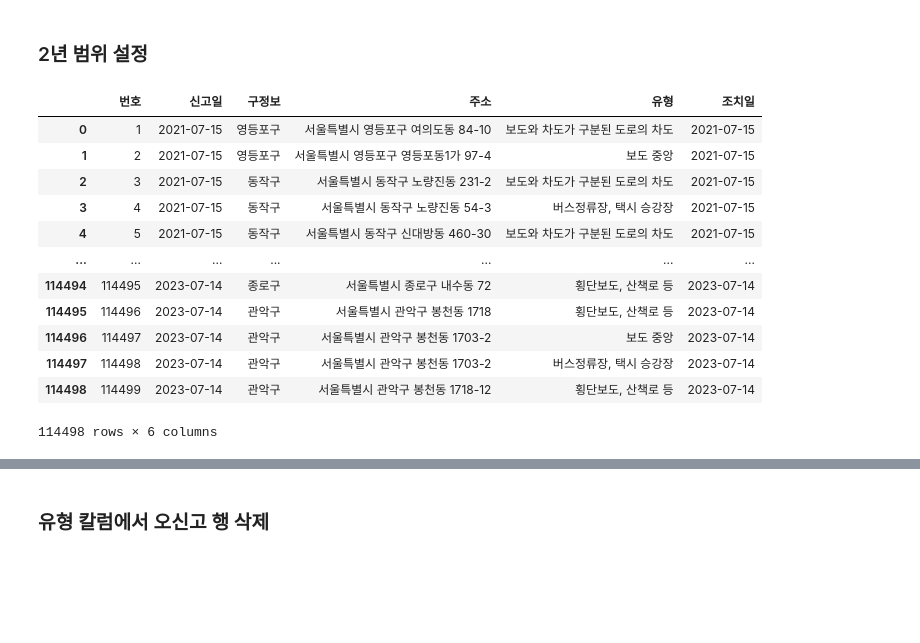
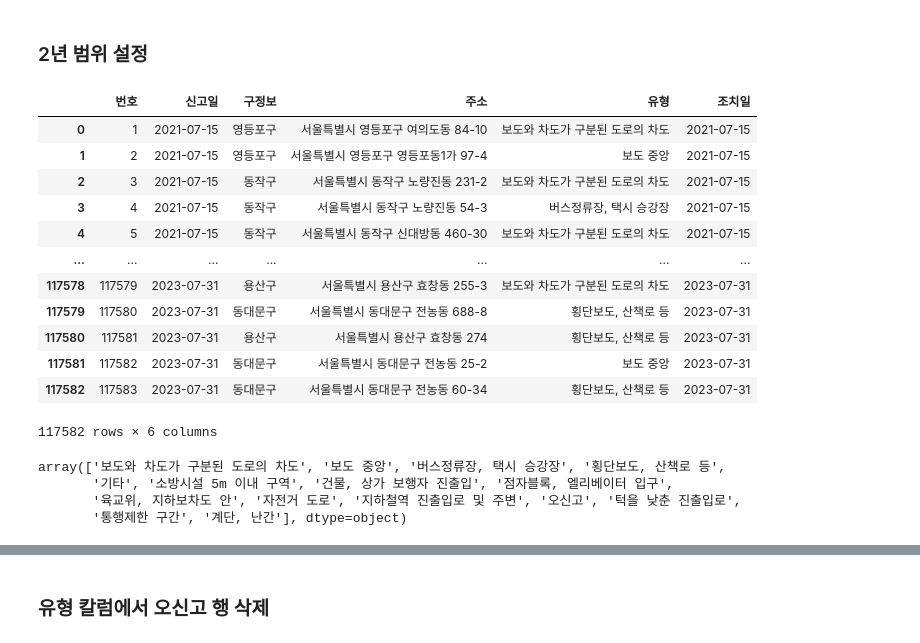
Before and after one commit to dragon11112222/kickboard_towaway_parking_seoul, a Jupyter notebook: 231025eda.ipynb, the cells around one changed output, grey strips where cells are left out. Cells and saved outputs as stored; diff of their text form; code cells hidden in the pictures; blank space fills up the shorter version.

```diff
--- a/231025eda.ipynb
+++ b/231025eda.ipynb
@@ -84,18 +84,25 @@ memory usage: 6.6+ MB
 # %% [markdown]
 ### 2년 범위 설정
 # %%
-df2308[df2308['신고일'] < '2023-07-15']
+df2308[df2308['신고일'] <= '2023-07-31']
 # %% [output]
 |  | 번호 | 신고일 | 구정보 | 주소 | 유형 | 조치일 |
 | 0 | 1 | 2021-07-15 | 영등포구 | 서울특별시 영등포구 여의도동 84-10 | 보도와 차도가 구분된 도로의 차도 | 2021-07-15 |
 | 1 | 2 | 2021-07-15 | 영등포구 | 서울특별시 영등포구 영등포동1가 97-4 | 보도 중앙 | 2021-07-15 |
 | 2 | 3 | 2021-07-15 | 동작구 | 서울특별시 동작구 노량진동 231-2 | 보도와 차도가 구분된 도로의 차도 | 2021-07-15 |
 | 3 | 4 | 2021-07-15 | 동작구 | 서울특별시 동작구 노량진동 54-3 | 버스정류장, 택시 승강장 | 2021-07-15 |
 | 4 | 5 | 2021-07-15 | 동작구 | 서울특별시 동작구 신대방동 460-30 | 보도와 차도가 구분된 도로의 차도 | 2021-07-15 |
 | ... | ... | ... | ... | ... | ... | ... |
-| 114494 | 114495 | 2023-07-14 | 종로구 | 서울특별시 종로구 내수동 72 | 횡단보도, 산책로 등 | 2023-07-14 |
-| 114495 | 114496 | 2023-07-14 | 관악구 | 서울특별시 관악구 봉천동 1718 | 횡단보도, 산책로 등 | 2023-07-14 |
-| 114496 | 114497 | 2023-07-14 | 관악구 | 서울특별시 관악구 봉천동 1703-2 | 보도 중앙 | 2023-07-14 |
-| 114497 | 114498 | 2023-07-14 | 관악구 | 서울특별시 관악구 봉천동 1703-2 | 버스정류장, 택시 승강장 | 2023-07-14 |
-| 114498 | 114499 | 2023-07-14 | 관악구 | 서울특별시 관악구 봉천동 1718-12 | 횡단보도, 산책로 등 | 2023-07-14 |
+| 117578 | 117579 | 2023-07-31 | 용산구 | 서울특별시 용산구 효창동 255-3 | 보도와 차도가 구분된 도로의 차도 | 2023-07-31 |
+| 117579 | 117580 | 2023-07-31 | 동대문구 | 서울특별시 동대문구 전농동 688-8 | 횡단보도, 산책로 등 | 2023-07-31 |
+| 117580 | 117581 | 2023-07-31 | 용산구 | 서울특별시 용산구 효창동 274 | 횡단보도, 산책로 등 | 2023-07-31 |
+| 117581 | 117582 | 2023-07-31 | 동대문구 | 서울특별시 동대문구 전농동 25-2 | 보도 중앙 | 2023-07-31 |
+| 117582 | 117583 | 2023-07-31 | 동대문구 | 서울특별시 동대문구 전농동 60-34 | 횡단보도, 산책로 등 | 2023-07-31 |
-114498 rows × 6 columns
+117582 rows × 6 columns
+# %%
+df2308[df2308['신고일'] <= '2023-07-31']['유형'].unique()
+# %% [output]
+array(['보도와 차도가 구분된 도로의 차도', '보도 중앙', '버스정류장, 택시 승강장', '횡단보도, 산책로 등',
+       '기타', '소방시설 5m 이내 구역', '건물, 상가 보행자 진출입', '점자블록, 엘리베이터 입구',
+       '육교위, 지하보차도 안', '자전거 도로', '지하철역 진출입로 및 주변', '오신고', '턱을 낮춘 진출입로',
+       '통행제한 구간', '계단, 난간'], dtype=object)
```
Also changed, not shown: parts of 3 cells of this notebook.
